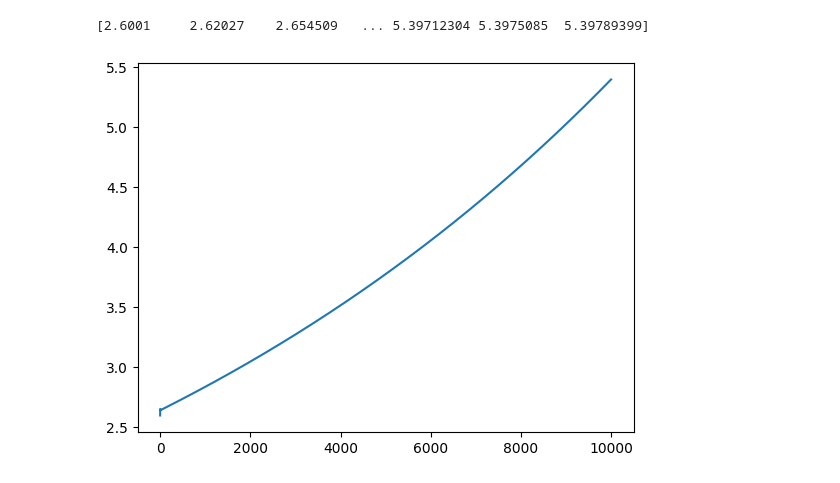
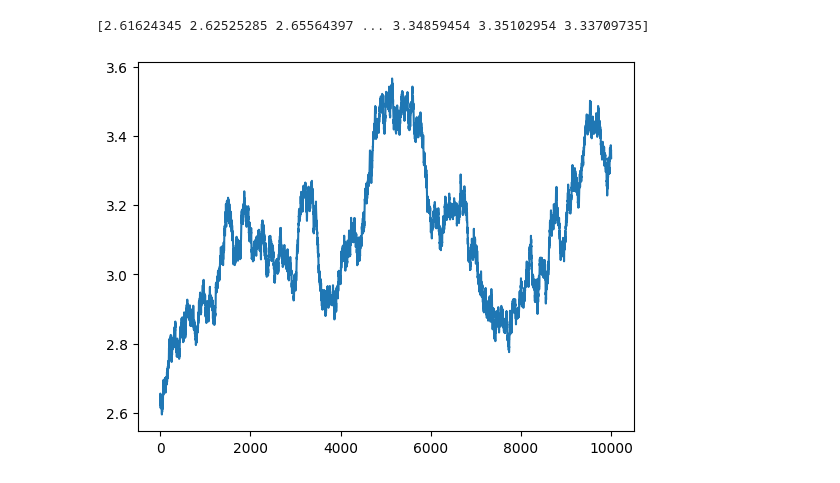
Before and after one commit to RRemixx/eecs598003, a Jupyter notebook: ts_pred.ipynb, the cells around one changed output. Drawn from its saved outputs; the diff is of its cells as text; code cells hidden in the pictures.

```diff
--- a/ts_pred.ipynb
+++ b/ts_pred.ipynb
@@ -85,20 +94,20 @@ def prepare_ts_ds(data, window_size, target_idx, train_size, val_size, test_size
 # %%
 # simulation data
 init_seq = np.array([1, 2, 3])
-weights = np.array([0.1001, 0.2, 0.7, 0])
+weights = np.array([0.1, 0.2, 0.7, 0.01])
 noise_func = gaussian_noise
 steps = 10000
 sim_data = ar_data_generator(init_seq, weights, noise_func, steps, normalize=False)
 data = sim_data[100:, None]
 print(sim_data)
 plt.plot(sim_data[:])
 plt.show()
 
 # dataloader
 train_dl, val_dl, test_dl = prepare_ts_ds(data, 3, 0, 2000, 500, 1000, 32)
 # %% [output]
-[2.6001     2.62027    2.654509   ... 5.39712304 5.3975085  5.39789399]
+[2.61624345 2.62525285 2.65564397 ... 3.34859454 3.35102954 3.33709735]
-[figure, old version]
+[figure, new version]
 # %%
 # models
 class FF(nn.Module):
```
Also changed, not shown: parts of 5 cells of this notebook.
